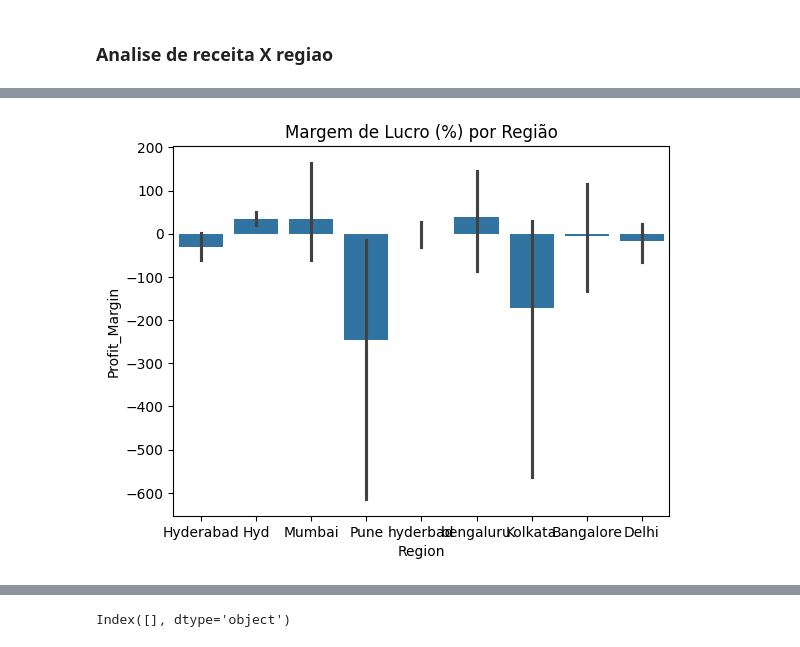
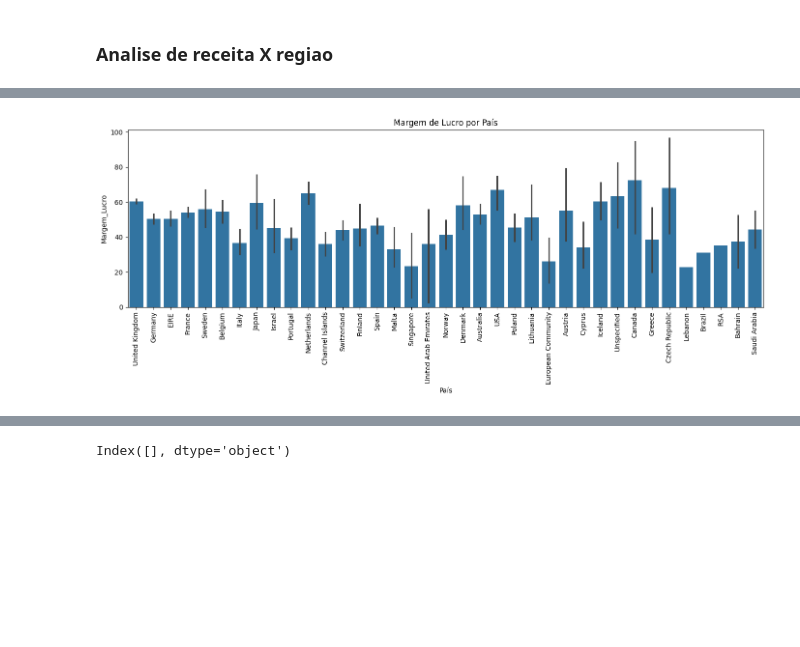
Before and after one commit to Joaovhl031/A3-AnaliseNike2024, a Jupyter notebook: notebooks/Analise1.ipynb, the cells around one changed output, grey strips where cells are left out. Saved outputs shown, nothing was run; the diff lists cells and outputs as text; code cells hidden in the pictures; blank space fills up the shorter version.

```diff
--- a/notebooks/Analise1.ipynb
+++ b/notebooks/Analise1.ipynb
@@ -15,7 +15,7 @@ from sklearn.metrics import mean_squared_error, r2_score
 import warnings
 warnings.filterwarnings('ignore')
 # %%
-df = pd.read_csv("../dados/Nike_Sales_Uncleaned.csv")
+df = pd.read_csv("../dados/vendas-por-fatura.csv")
 df.dropna(inplace=True)
 df.to_excel("dados_limpos.xlsx", index=False)
 # %% [markdown]
@@ -67,6 +59,6 @@ dtype: object
 ### Converter datas (se tiver colunas de data)
 ### Conferir estatísticas gerais
 # %%
-df['Order_Date'] = pd.to_datetime(df['Order_Date'], errors='coerce')
+df['Data da fatura'] = pd.to_datetime(df['Data da fatura'], errors='coerce')
 print(df.describe())
 # %% [output]
@@ -92,3 +74,6 @@ std                              NaN  1501.089526
+# %%
+df['Valor'] = df['Valor'].str.replace('.', '').str.replace(',', '.')
+df['Valor'] = pd.to_numeric(df['Valor'], errors='coerce')
 # %%
 print(df.dtypes)
 # %% [output]
@@ -131,12 +120,12 @@ plt.show()
 # %%
-df['Order_Date'] = pd.to_datetime(df['Order_Date'], errors='coerce')
+df['Data da fatura'] = pd.to_datetime(df['Data da fatura'], errors='coerce')
 
-time_data = df.groupby('Order_Date')[['Revenue', 'Profit']].sum()
+time_data = df.groupby('Data da fatura')[['Quantidade', 'Valor']].sum()
 
 time_data.plot(figsize=(10,5))
 plt.title('Evolução de Receita e Lucro ao longo do tempo')
 plt.xlabel('Data')
 plt.ylabel('Valor (USD)')
-plt.legend(['Receita (Revenue)', 'Lucro (Profit)'])
+plt.legend(['Receita (Quantidade)', 'Lucro (Valor)'])
 plt.show()
 # %% [output]
@@ -152,8 +144,12 @@ plt.show()
 # %%
-df['Profit_Margin'] = (df['Profit'] / df['Revenue']) * 100
+df['Margem_Lucro'] = (df['Quantidade'] / df['Valor']) * 100
 
-sns.barplot(x='Region', y='Profit_Margin', data=df)
-plt.title('Margem de Lucro (%) por Região')
+
+plt.figure(figsize=(14,6))
+sns.barplot(x='País', y='Margem_Lucro', data=df)
+plt.title('Margem de Lucro por País')
+plt.xticks(rotation=90)
+plt.tight_layout()
 plt.show()
 # %% [output]
-[figure, old version]
+[figure, new version]
```
Also changed, not shown: parts of 36 cells of this notebook, 5 other files.
